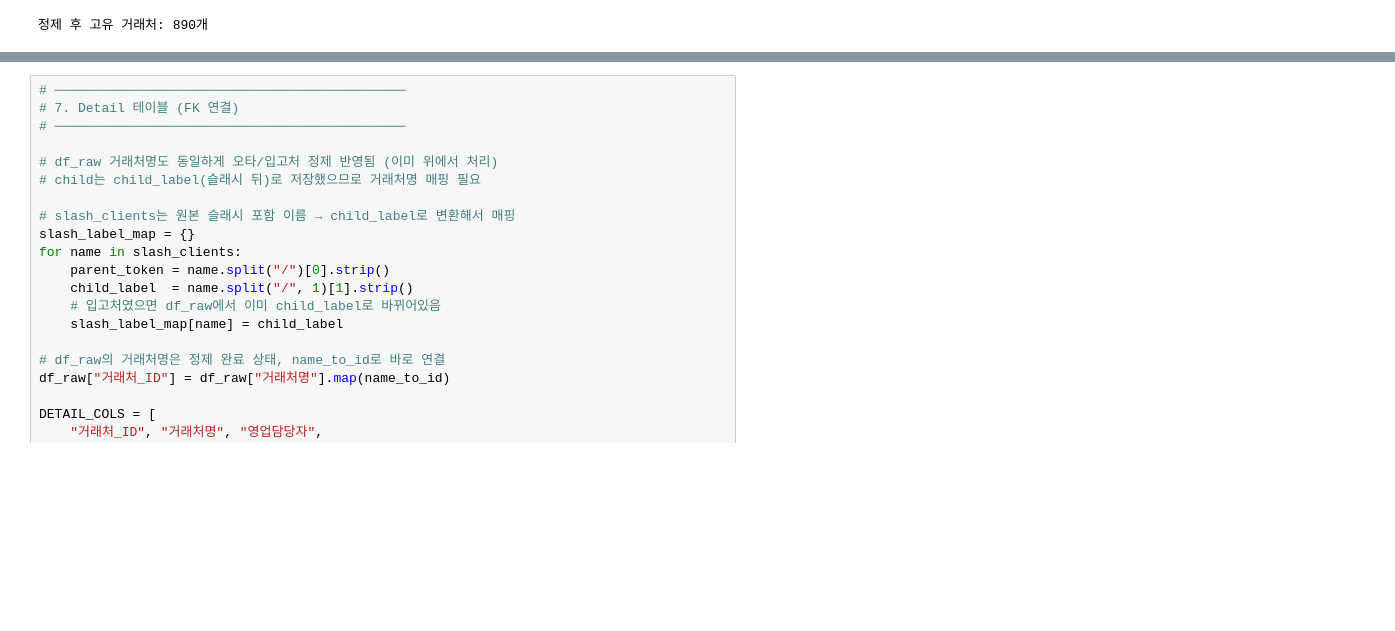
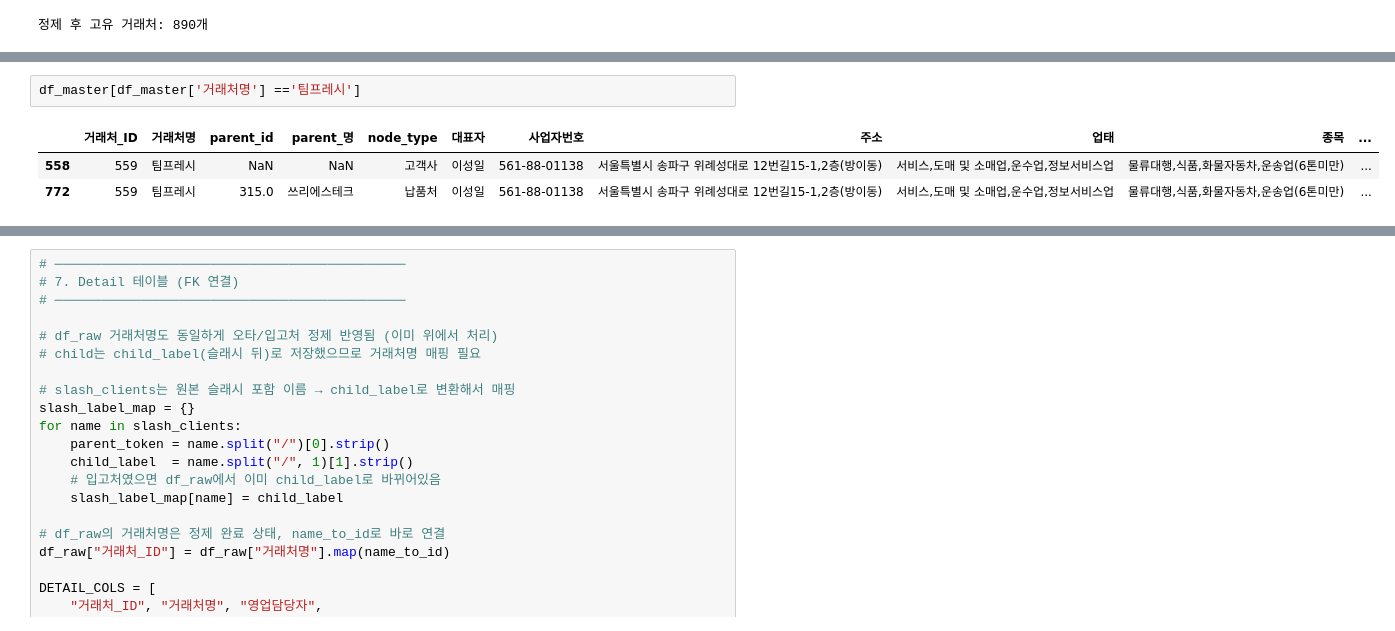
Before and after one commit to kevinkor0330-prog/31, a Jupyter notebook: psql_insert/hierarchy/build_hiarchy_table_V2.ipynb, the cells around one changed output, grey strips where cells are left out. Cells and saved outputs as stored; diff of their text form; blank space fills up the shorter version.

```diff
--- a/psql_insert/hierarchy/build_hiarchy_table_V2.ipynb
+++ b/psql_insert/hierarchy/build_hiarchy_table_V2.ipynb
@@ -354,0 +351,6 @@ df_master[df_master['거래처명'].duplicated(keep = False)]
+# %%
+df_master[df_master['거래처명'] =='팀프레시']
+# %% [output]
+|  | 거래처_ID | 거래처명 | parent_id | parent_명 | node_type | 대표자 | 사업자번호 | 주소 | 업태 | 종목 | ... |
+| 558 | 559 | 팀프레시 | NaN | NaN | 고객사 | 이성일 | 561-88-01138 | 서울특별시 송파구 위례성대로 12번길15-1,2층(방이동) | 서비스,도매 및 소매업,운수업,정보서비스업 | 물류대행,식품,화물자동차,운송업(6톤미만) | ... |
+| 772 | 559 | 팀프레시 | 315.0 | 쓰리에스테크 | 납품처 | 이성일 | 561-88-01138 | 서울특별시 송파구 위례성대로 12번길15-1,2층(방이동) | 서비스,도매 및 소매업,운수업,정보서비스업 | 물류대행,식품,화물자동차,운송업(6톤미만) | ... |
```
Also changed, not shown: parts of 8 cells of this notebook, 4 other files.
